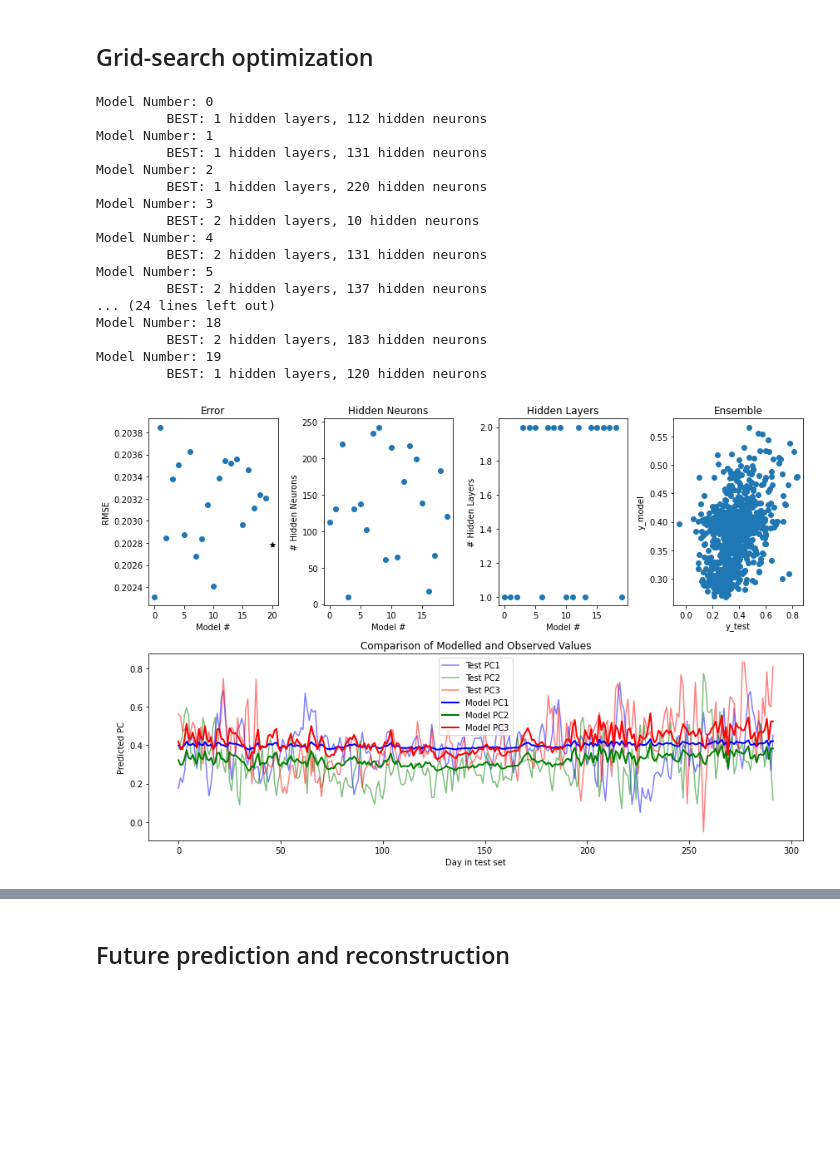
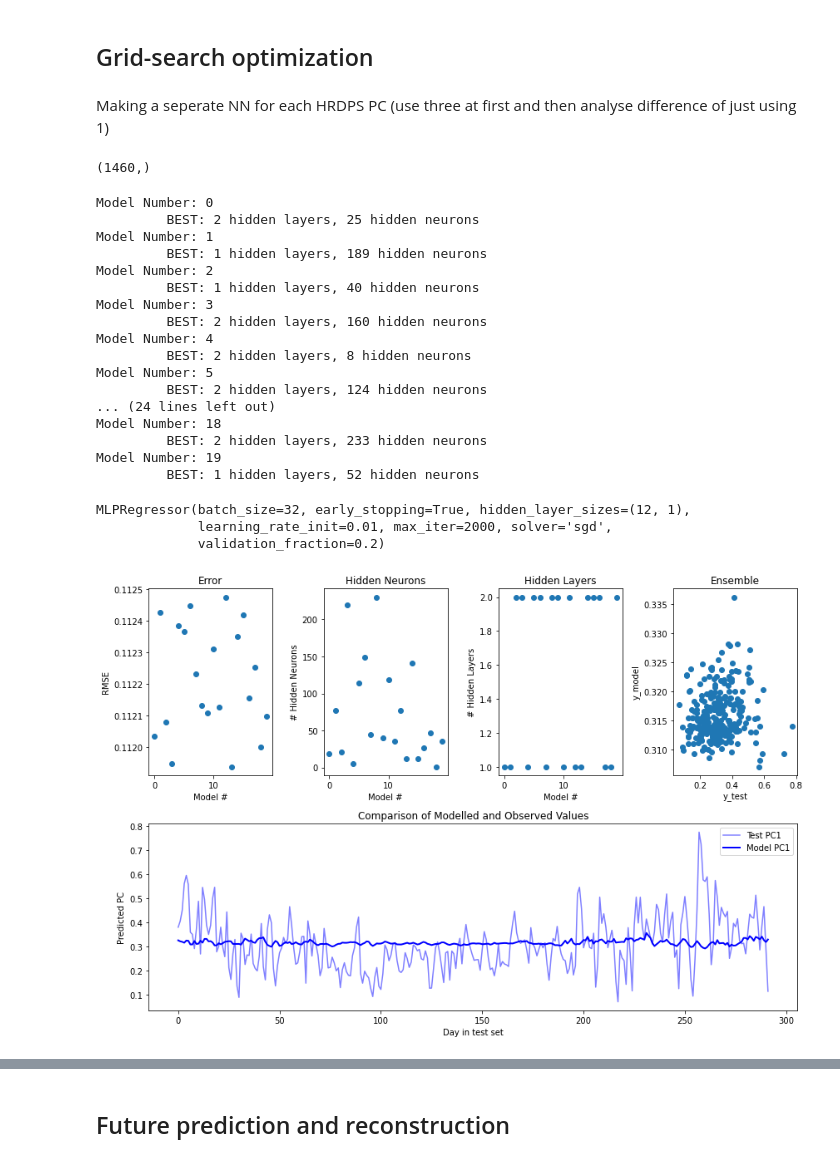
Before and after one commit to rbeutel/eosc510, a Jupyter notebook: proj-slp.ipynb, the cells around one changed output, grey strips where cells are left out. Cells and saved outputs as stored; diff of their text form; code cells hidden in the pictures; blank space fills up the shorter version.

Commit message:
Seperate MLP NN for each HRDPS PC. Four years of data. - PC1 not significantly improved, model output still does not map temporal variability sufficiently.

```diff
--- a/proj-slp.ipynb
+++ b/proj-slp.ipynb
@@ -276,35 +295,22 @@ for kk in range(n):
 #define RMSE as a function
 def rmse(target,prediction):
     return(np.sqrt(((target - prediction)**2).sum()/len(target)))
+# %% [markdown]
+Making a seperate NN for each HRDPS PC (use three at first and then analyse difference of just using 1)
 # %%
-#set training and validation data
+#set training and validation data - for 1st HRDPS PC
 #recall that we chose 3 PCs for RCM model u-component and 3 PCs for HRDPS u-component
 nPCs_RCM = 3
-nPCs_hrdps = 3
+nPCs_hrdps = 1
 
 x = RCM_PCs[:,:nPCs_RCM] #CanRCM4 PCAs as input
-y = hrdps_PCs[:,:nPCs_hrdps] #HRDPS PCAs as output
+y = np.squeeze(hrdps_PCs[:,:nPCs_hrdps]) #HRDPS PCAs as output
 
 Ntrain = int(len(y)*0.8) #take 80% of the total data to be for training
 x_train = x[:Ntrain]
 y_train = y[:Ntrain]
 x_test = x[Ntrain:]
 y_test = y[Ntrain:]
-
-#normalize wrt training set
-# xmean = np.mean(x_train,axis=0)
-# xstd = np.std(x_train,axis=0)
-# ymean = np.mean(y_train,axis=0)
-# ystd = np.std(y_train,axis=0)
-
-# x_train-=xmean
-# x_train/=xstd
-# x_test-=xmean
-# x_test/=xstd
-# y_train-=ymean
-# y_train/=ystd
-# y_test-=ymean
-# y_test/=ystd
 
 #unit based normalization wrt training set
 xmax = np.max(y_train,axis=0)
@@ -320,14 +326,14 @@ y_train-=ymin
 y_train/=(ymax-ymin)
 y_test-=ymin
 y_test/=(ymax-ymin)
+# %%
+np.shape(y.T)
+# %% [output]
+(1460,)
 # %%
 #This chunk of code is relatively flexible and can be used to loop through a range of parameters
 #We'll use this code several different times in the notebook
 #Play around and see what kinds of models you can make
-
-#First: MLP using 1 hidden layer with 10 neurons
-#Second: MLP using 1 hidden layer with 1-10 neurons
-#Third: play around with it!
 
 ##### Play around with these parameters
 num_models = 20 #number of models to build for the ensemble
@@ -407,65 +413,76 @@ y_out_ensemble_mean = np.mean(y_out_ensemble,axis=0)
 RMSE_ensemble_mean = rmse(y_out_ensemble_mean,y_test)
 # %% [output]
 Model Number: 0
-         BEST: 1 hidden layers, 112 hidden neurons
+         BEST: 2 hidden layers, 25 hidden neurons
 Model Number: 1
-         BEST: 1 hidden layers, 131 hidden neurons
+         BEST: 1 hidden layers, 189 hidden neurons
 Model Number: 2
-         BEST: 1 hidden layers, 220 hidden neurons
+         BEST: 1 hidden layers, 40 hidden neurons
 Model Number: 3
-         BEST: 2 hidden layers, 10 hidden neurons
+         BEST: 2 hidden layers, 160 hidden neurons
 Model Number: 4
-         BEST: 2 hidden layers, 131 hidden neurons
+         BEST: 2 hidden layers, 8 hidden neurons
 Model Number: 5
-         BEST: 2 hidden layers, 137 hidden neurons
+         BEST: 2 hidden layers, 124 hidden neurons
 ... (24 lines left out)
 Model Number: 18
-         BEST: 2 hidden layers, 183 hidden neurons
+         BEST: 2 hidden layers, 233 hidden neurons
 Model Number: 19
-         BEST: 1 hidden layers, 120 hidden neurons
+         BEST: 1 hidden layers, 52 hidden neurons
+# %%
+# therefore based on this grid-search optimization pick model with lowest RMSE for the reconstruction
+PC1model = bestmodels[RMSE_ensemble.index(min(RMSE_ensemble))]
+print(PC1model)
+# %% [output]
+MLPRegressor(batch_size=32, early_stopping=True, hidden_layer_sizes=(12, 1),
+             learning_rate_init=0.01, max_iter=2000, solver='sgd',
+             validation_fraction=0.2)
 # %%
 #visualize
 
 plt.figure(figsize=(12,8))
 
 plt.subplot(241)
-plt.scatter(len(RMSE_ensemble),RMSE_ensemble_mean,c='k',marker='*')
+#plt.scatter(len(RMSE_ensemble),RMSE_ensemble_mean,c='k',marker='*')
 plt.scatter(range(len(RMSE_ensemble)),RMSE_ensemble)
 plt.xlabel('Model #')
 plt.ylabel('RMSE')
 plt.title('Error')
 
 plt.subplot(242)
 plt.scatter(range(len(nhn_best)),nhn_best)
 plt.xlabel('Model #')
 plt.ylabel('# Hidden Neurons')
 plt.title('Hidden Neurons')
 
 plt.subplot(243)
 plt.scatter(range(len(nhl_best)),nhl_best)
 plt.xlabel('Model #')
 plt.ylabel('# Hidden Layers')
 plt.title('Hidden Layers')
 
 plt.subplot(244)
 plt.scatter(y_test,y_out_ensemble_mean)
 #plt.plot((np.min(y_test),np.max(y_test)),'k--')
 plt.xlabel('y_test')
 plt.ylabel('y_model')
 plt.title('Ensemble')
 
 plt.subplot(212)
-plt.plot(y_test[:,0],alpha=0.5, label='Test PC1', c='b')
-plt.plot(y_test[:,1],alpha=0.5, label='Test PC2', c='g')
-plt.plot(y_test[:,2],alpha=0.5, label='Test PC3', c='r')
-plt.plot(y_out_ensemble_mean[:,0], label='Model PC1', c='b', lw=2)
-plt.plot(y_out_ensemble_mean[:,1], label='Model PC2', c='g', lw=2)
-plt.plot(y_out_ensemble_mean[:,2], label='Model PC3', c='r', lw=2)
+plt.plot(y_test,alpha=0.5, label='Test PC1', c='b')
+# plt.plot(y_test[:,1],alpha=0.5, label='Test PC2', c='g')
+# plt.plot(y_test[:,2],alpha=0.5, label='Test PC3', c='r')
+plt.plot(PC1model.predict(x_test), label='Model PC1', c='b', lw=2)
+# plt.plot(PC1model.predict(x_test)[:,1], label='Model PC2', c='g', lw=2)
+# plt.plot(PC1model.predict(x_test)[:,2], label='Model PC3', c='r', lw=2)
+# plt.plot(y_out_ensemble_mean[:,0], label='Model PC1', c='b', lw=2)
+# plt.plot(y_out_ensemble_mean[:,1], label='Model PC2', c='g', lw=2)
+# plt.plot(y_out_ensemble_mean[:,2], label='Model PC3', c='r', lw=2)
 plt.legend()
 plt.xlabel('Day in test set')
 plt.ylabel('Predicted PC')
 plt.title('Comparison of Modelled and Observed Values')
 
 plt.tight_layout()
 # %% [output]
-[figure, old version]
+[figure, new version]
```
Also changed, not shown: parts of 28 cells of this notebook.
